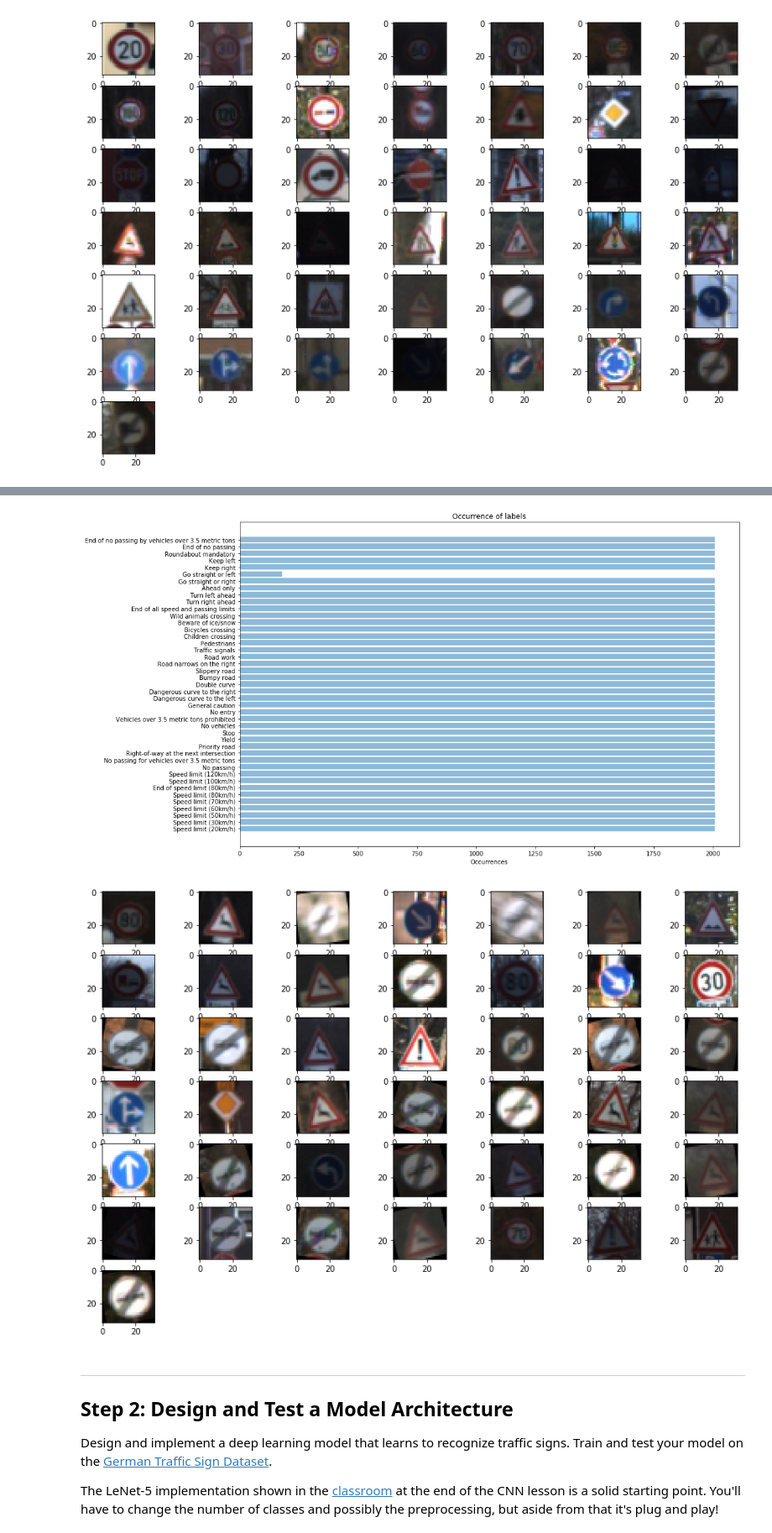
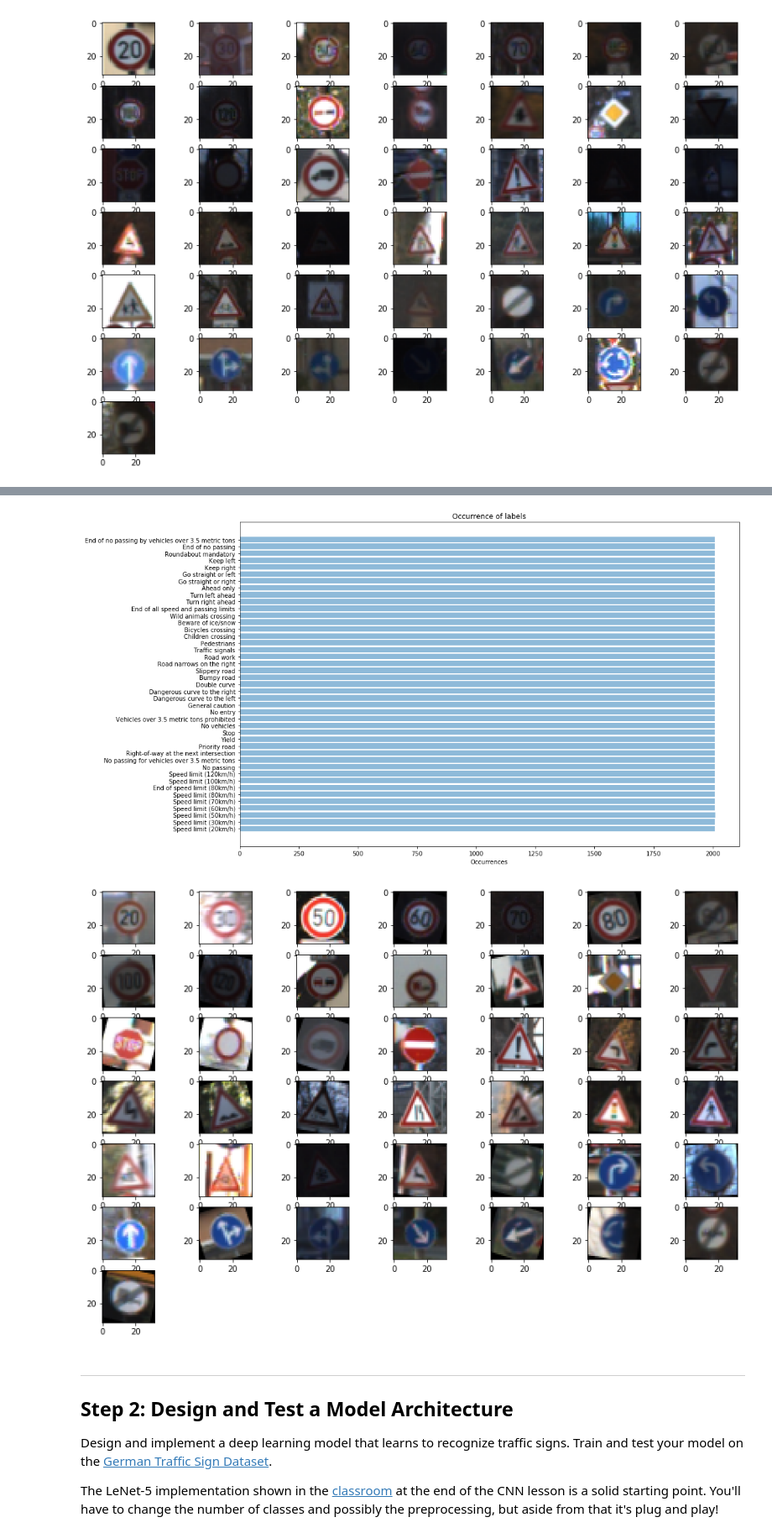
Before and after one commit to Self-Driving-Car-NDegree-M-Russo/CarND-P2-Traffic-Sign-Classifier, a Jupyter notebook: Traffic_Sign_Classifier.ipynb, the cells around one changed output, grey strips where cells are left out. Shown: that part at 84% size. Saved outputs shown, nothing was run; the diff lists cells and outputs as text; code cells hidden in the pictures.

```diff
--- a/Traffic_Sign_Classifier.ipynb
+++ b/Traffic_Sign_Classifier.ipynb
@@ -39,7 +40,7 @@ training_file = '../traffic-signs-data/train.p'
 validation_file='../traffic-signs-data/valid.p'
 testing_file = '../traffic-signs-data/test.p'
 
-extended_training_file = '../traffic-signs-data/mod_test.p'
+extended_training_file = '../traffic-signs-data/mod_test_2.p'
 
 with open(training_file, mode='rb') as f:
     train = pickle.load(f)
@@ -200,4 +183,5 @@ for index in (indices_uc):
 # %%
+#EXTENDED TRAINING SET
 # Generate a histogram of the training data
 z = np.array(Counter(y_train_test).most_common())
 lbls=z[:,0]
@@ -223,26 +207,28 @@ plt.title('Occurrence of labels')
 
 plt.show()
 # %% [output]
-[figure, old version]
+[figure, new version]
 # %%
+#PLOT - after shuffle -
 X_train_test, y_train_test = shuffle(X_train_test, y_train_test)
 
+u_classes, indices_uc = np.unique(y_train_test, return_index=True)
 
 i=0
 #set for 7 columns
 n_columns = 7
 n_rows = int(np.ceil(len(u_classes)/n_columns))
 
 plt.figure(figsize=(15,10))
 
 for index in (indices_uc):
     image = X_train_test[index]
     i=i+1
     plt.subplot(n_rows,n_columns,i)
 
     plt.imshow(image)
 # %% [output]
-[figure, old version]
+[figure, new version]
 # %%
 # # Example of rotation
 # img = X_train[0]
```
Also changed, not shown: parts of 19 cells of this notebook, 12 other files.
